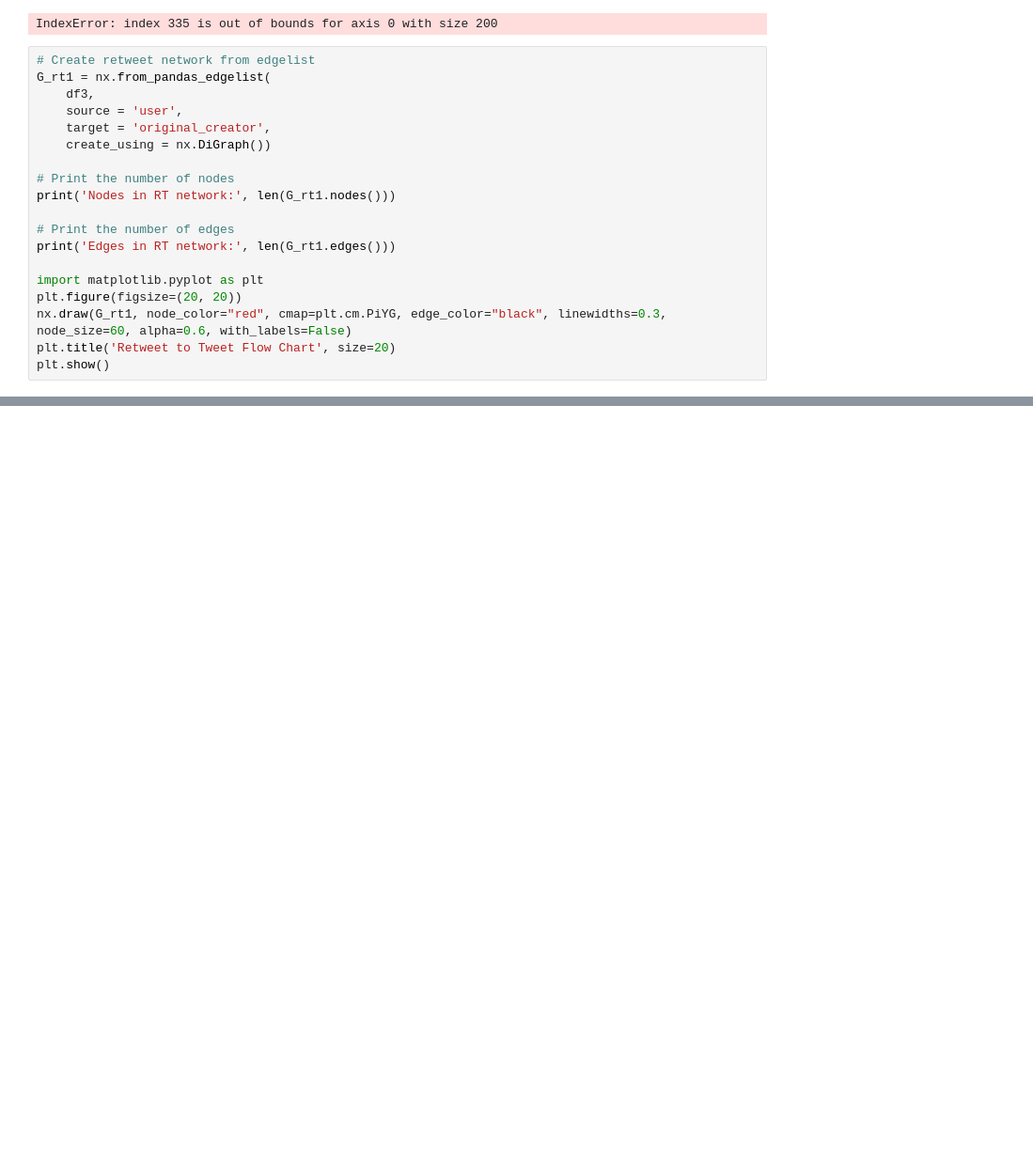
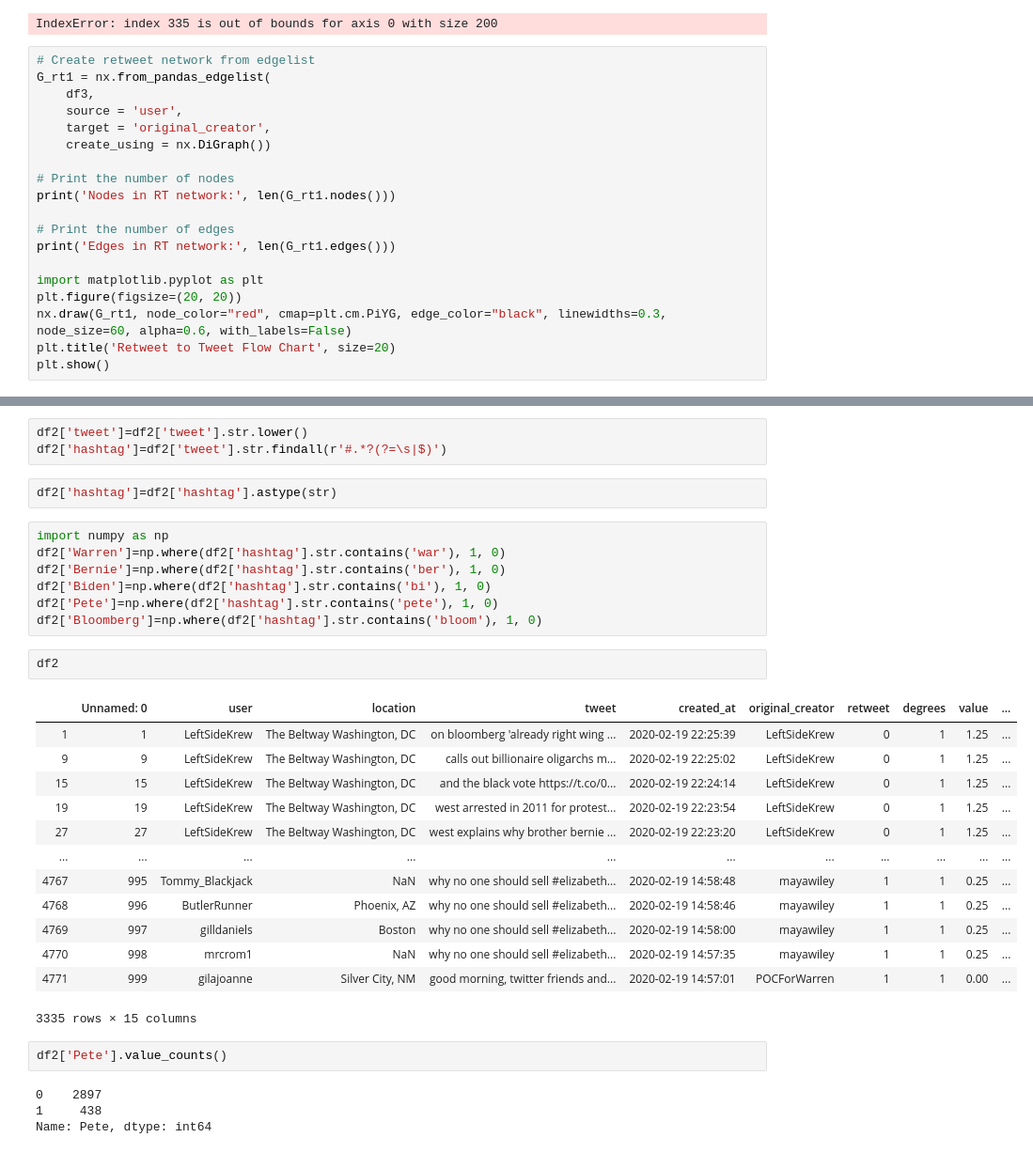
Before and after one commit to gabrieldjames/social_media_analytics, a Jupyter notebook: Project/Project Analysis.ipynb, the cells around one changed output, grey strips where cells are left out. Shown at 94% size. Drawn from its saved outputs; the diff is of its cells as text; blank space fills up the shorter version.

```diff
--- a/Project/Project Analysis.ipynb
+++ b/Project/Project Analysis.ipynb
@@ -185,0 +211,34 @@ plt.show()
+# %%
+df2['tweet']=df2['tweet'].str.lower()
+df2['hashtag']=df2['tweet'].str.findall(r'#.*?(?=\s|$)')
+# %%
+df2['hashtag']=df2['hashtag'].astype(str)
+# %%
+import numpy as np
+df2['Warren']=np.where(df2['hashtag'].str.contains('war'), 1, 0)
+df2['Bernie']=np.where(df2['hashtag'].str.contains('ber'), 1, 0)
+df2['Biden']=np.where(df2['hashtag'].str.contains('bi'), 1, 0)
+df2['Pete']=np.where(df2['hashtag'].str.contains('pete'), 1, 0)
+df2['Bloomberg']=np.where(df2['hashtag'].str.contains('bloom'), 1, 0)
+# %%
+df2
+# %% [output]
+|  | Unnamed: 0 | user | location | tweet | created_at | original_creator | retweet | degrees | value | ... |
+| 1 | 1 | LeftSideKrew | The Beltway Washington, DC | on bloomberg 'already right wing ... | 2020-02-19 22:25:39 | LeftSideKrew | 0 | 1 | 1.25 | ... |
+| 9 | 9 | LeftSideKrew | The Beltway Washington, DC | calls out billionaire oligarchs m... | 2020-02-19 22:25:02 | LeftSideKrew | 0 | 1 | 1.25 | ... |
+| 15 | 15 | LeftSideKrew | The Beltway Washington, DC | and the black vote https://t.co/0... | 2020-02-19 22:24:14 | LeftSideKrew | 0 | 1 | 1.25 | ... |
+| 19 | 19 | LeftSideKrew | The Beltway Washington, DC | west arrested in 2011 for protest... | 2020-02-19 22:23:54 | LeftSideKrew | 0 | 1 | 1.25 | ... |
+| 27 | 27 | LeftSideKrew | The Beltway Washington, DC | west explains why brother bernie ... | 2020-02-19 22:23:20 | LeftSideKrew | 0 | 1 | 1.25 | ... |
+| ... | ... | ... | ... | ... | ... | ... | ... | ... | ... | ... |
+| 4767 | 995 | Tommy_Blackjack | NaN | why no one should sell #elizabeth... | 2020-02-19 14:58:48 | mayawiley | 1 | 1 | 0.25 | ... |
+| 4768 | 996 | ButlerRunner | Phoenix, AZ | why no one should sell #elizabeth... | 2020-02-19 14:58:46 | mayawiley | 1 | 1 | 0.25 | ... |
+| 4769 | 997 | gilldaniels | Boston | why no one should sell #elizabeth... | 2020-02-19 14:58:00 | mayawiley | 1 | 1 | 0.25 | ... |
+| 4770 | 998 | mrcrom1 | NaN | why no one should sell #elizabeth... | 2020-02-19 14:57:35 | mayawiley | 1 | 1 | 0.25 | ... |
+| 4771 | 999 | gilajoanne | Silver City, NM | good morning, twitter friends and... | 2020-02-19 14:57:01 | POCForWarren | 1 | 1 | 0.00 | ... |
+3335 rows × 15 columns
+# %%
+df2['Pete'].value_counts()
+# %% [output]
+0    2897
+1     438
+Name: Pete, dtype: int64
```
Also changed, not shown: parts of 36 cells of this notebook, 6 other files.
